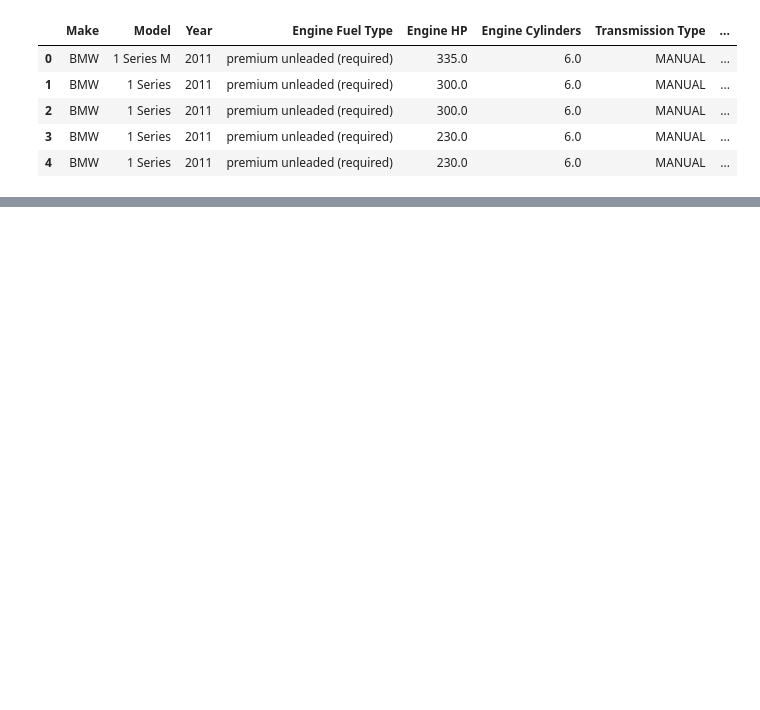
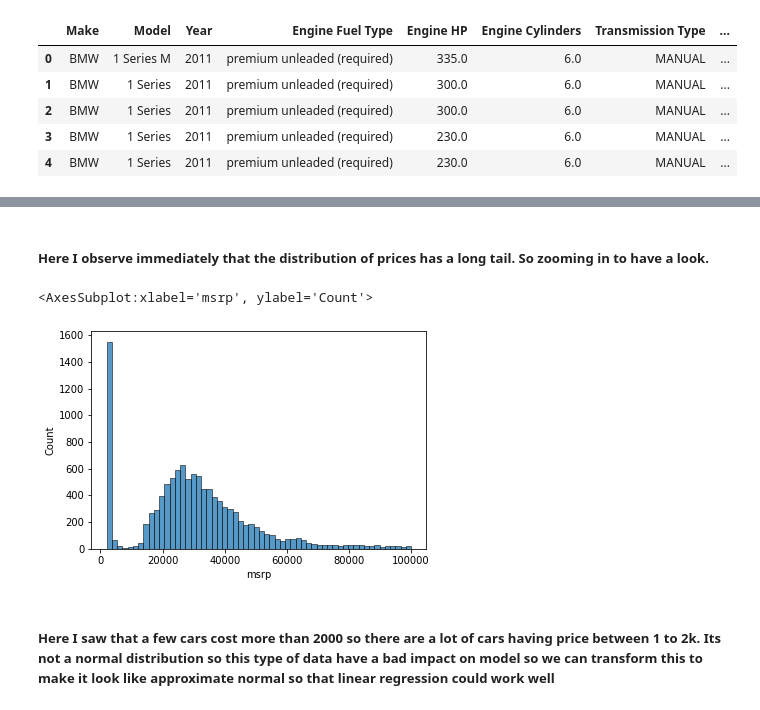
Before and after one commit to ver-akshat/Car-price-prediction, a Jupyter notebook: Car_price_prediction.ipynb, the cells around one changed output, grey strips where cells are left out. Saved outputs shown, nothing was run; the diff lists cells and outputs as text; code cells hidden in the pictures; blank space fills up the shorter version.

```diff
--- a/Car_price_prediction.ipynb
+++ b/Car_price_prediction.ipynb
@@ -32,0 +60,9 @@ df.describe()
+# %% [markdown]
+##### Here I observe immediately that the distribution of prices has a long tail. So zooming in to have a look.
+# %%
+sns.histplot(df.msrp[df.msrp<100000])
+# %% [output]
+<AxesSubplot:xlabel='msrp', ylabel='Count'>
+[figure, added]
+# %% [markdown]
+##### Here I saw that a few cars cost more than 2000 so there are a lot of cars having price between 1 to 2k. Its not a normal distribution so this type of data have a bad impact on model so we can transform this to make it look like approximate normal so that linear regression could work well
```
Also changed, not shown: parts of 36 cells of this notebook.
